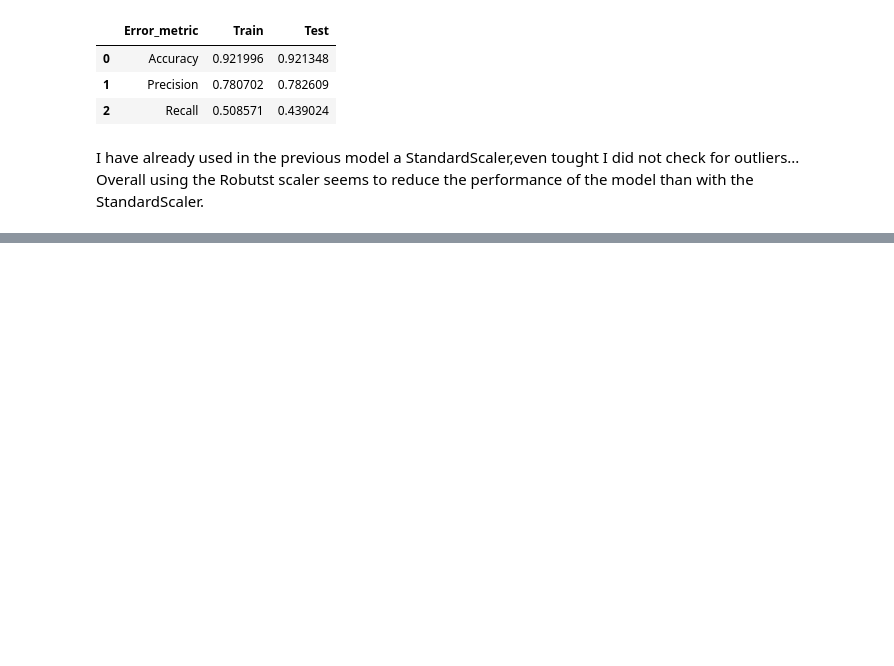
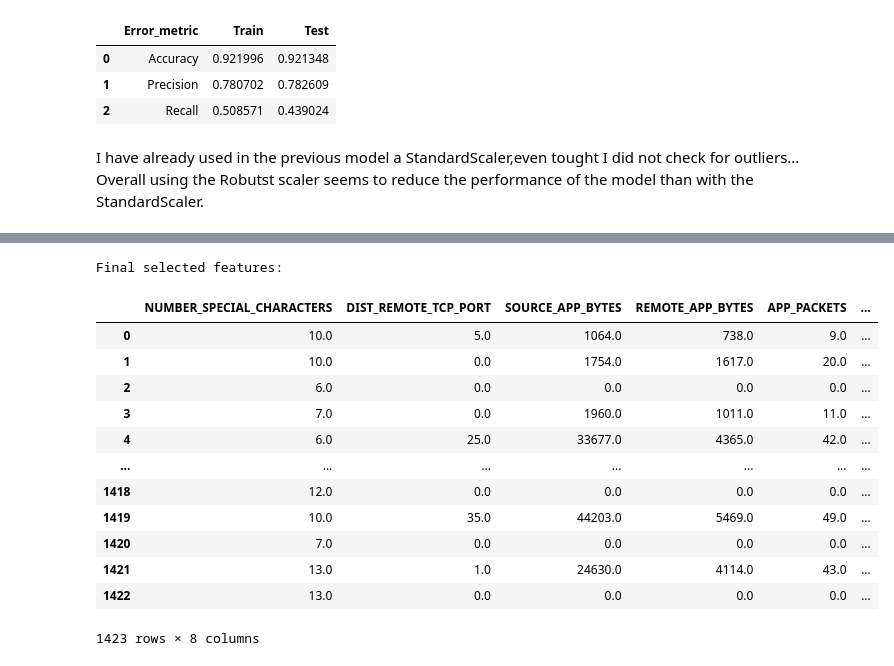
Before and after one commit to ta-data-remote/lab-supervised-learning, a Jupyter notebook: your-code/main.ipynb, the cells around one changed output, grey strips where cells are left out. Cells and saved outputs as stored; diff of their text form; code cells hidden in the pictures; blank space fills up the shorter version.

```diff
--- a/your-code/main.ipynb
+++ b/your-code/main.ipynb
@@ -828,0 +932,36 @@ Overall using the Robutst scaler seems to reduce the performance of the model th
+# %%
+from sklearn.feature_selection import RFE
+dt = DecisionTreeClassifier()
+
+selector = RFE(dt, n_features_to_select= 10, step = 1, verbose = 1)
+
+selector.fit(X_train, y_train)
+
+
+kept_features = selector.get_support(indices = True)
+#returns an array of integers corresponding to nonremoved features
+kept_features = list(X_train.iloc[:,kept_features].columns)
+
+X_train = selector.transform(X_train)
+X_test  = selector.transform(X_test)
+
+X_train = pd.DataFrame(X_train, columns=kept_features)
+X_test  = pd.DataFrame(X_test, columns=kept_features)
+
+print("Final selected features: ")
+display(X_train)
+# %% [output]
+Final selected features:
+|  | NUMBER_SPECIAL_CHARACTERS | DIST_REMOTE_TCP_PORT | SOURCE_APP_BYTES | REMOTE_APP_BYTES | APP_PACKETS | ... |
+| 0 | 10.0 | 5.0 | 1064.0 | 738.0 | 9.0 | ... |
+| 1 | 10.0 | 0.0 | 1754.0 | 1617.0 | 20.0 | ... |
+| 2 | 6.0 | 0.0 | 0.0 | 0.0 | 0.0 | ... |
+| 3 | 7.0 | 0.0 | 1960.0 | 1011.0 | 11.0 | ... |
+| 4 | 6.0 | 25.0 | 33677.0 | 4365.0 | 42.0 | ... |
+| ... | ... | ... | ... | ... | ... | ... |
+| 1418 | 12.0 | 0.0 | 0.0 | 0.0 | 0.0 | ... |
+| 1419 | 10.0 | 35.0 | 44203.0 | 5469.0 | 49.0 | ... |
+| 1420 | 7.0 | 0.0 | 0.0 | 0.0 | 0.0 | ... |
+| 1421 | 13.0 | 1.0 | 24630.0 | 4114.0 | 43.0 | ... |
+| 1422 | 13.0 | 0.0 | 0.0 | 0.0 | 0.0 | ... |
+1423 rows × 8 columns
```
Also changed, not shown: parts of 25 cells of this notebook.
